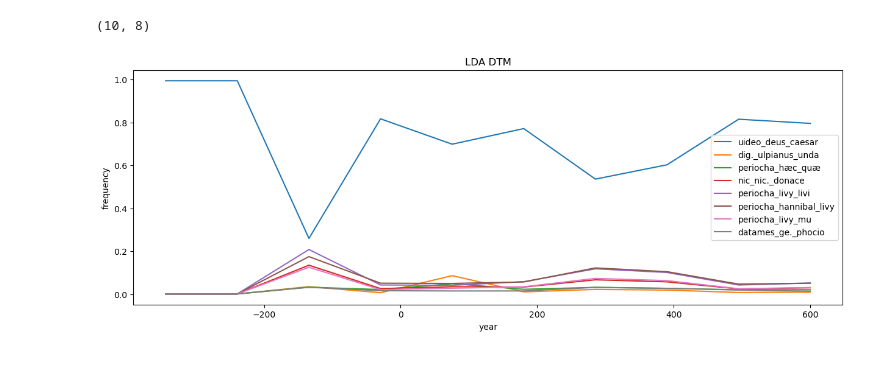
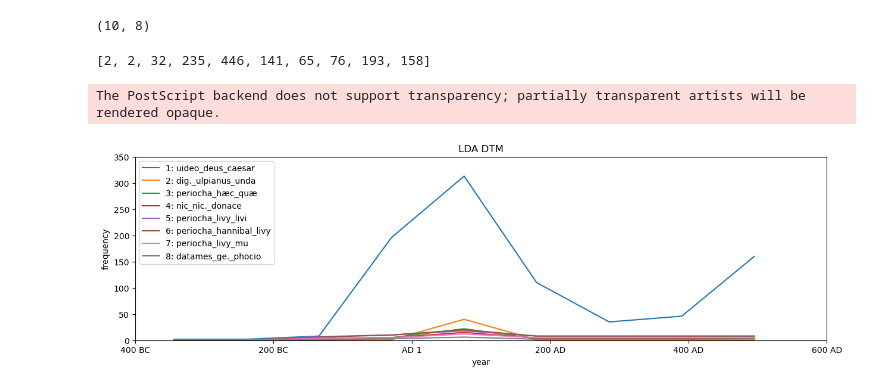
Before and after one commit to michaelpginn/latin-dynamic-topic-modeling, a Jupyter notebook: LDA.ipynb, the cells around one changed output. Saved outputs shown, nothing was run; the diff lists cells and outputs as text; code cells hidden in the pictures.

```diff
--- a/LDA.ipynb
+++ b/LDA.ipynb
@@ -43,0 +7,6 @@ Couldn't find apicius/apicius4.txt
+# %%
+count = 0
+for doc in documents:
+    count += len(doc[1].split())
+
+count
@@ -237,32 +308,55 @@ index = 0
 topic_data = []
 for timestep in range(10):
     doc_topic, topic_term, doc_lengths, term_frequency, vocab = ldaseq.dtm_vis(time=timestep, corpus=corpus)
-    topic_means = doc_topic[index:index + bin_counts[timestep]].mean(axis=0)
-    topic_data.append(topic_means)
+    # topic_means = doc_topic[index:index + bin_counts[timestep]].mean(axis=0)
+    topic_counts = np.bincount(doc_topic[index:index + bin_counts[timestep]].argmax(axis=1), minlength=8)
+    topic_data.append(topic_counts)
 
 topic_data = np.stack(topic_data)
 topic_data.shape
 # %% [output]
 (10, 8)
+# %%
+bin_counts
+# %% [output]
+[2, 2, 32, 235, 446, 141, 65, 76, 193, 158]
 # %%
 import matplotlib.pyplot as plt
 
 # Create the x axis values
 # We multiply by 10 and then divide because range doesn't support non-integer steps
 x = [val/10 for val in range(-4490 + 1049, 6000 + 1049, 1049)]
 
-plt.rcParams["figure.figsize"] = (15,5)
+plt.rcParams["figure.figsize"] = (15,4)
 
 # Plot each topic's frequency over time
 for topic in range(8):
     label = ldaseq.print_topics()[topic]
-    label = '_'.join([term[0] for term in label[:3]])
-    plt.plot(x, topic_data[:,topic], label=label)
+    label = f"{topic + 1}: " + '_'.join([term[0] for term in label[:3]])
+    plt.plot(x[:-1], topic_data[:-1,topic], label=label)
+
+plt.axis([-400, 600, 0, 350])
+
+ticks = plt.xticks()[0]
+labels = []
+for tick in ticks:
+    if tick < 0:
+        labels.append(f"{int(abs(tick))} BC")
+    elif tick == 0:
+        labels.append("AD 1")
+    else:
+        labels.append(f"{int(tick)} AD")
+plt.xticks(ticks, labels)
+
 
 plt.legend()
 plt.xlabel('year')
 plt.ylabel('frequency')
 plt.title('LDA DTM')
+
+plt.savefig("lda_topics_over_time.eps", format = 'eps', bbox_inches='tight')
+
 plt.show()
 # %% [output]
+The PostScript backend does not support transparency; partially transparent artists will be rendered opaque.
-[figure, old version]
+[figure, new version]
```
Also changed, not shown: parts of 14 cells of this notebook, 19 other files.
